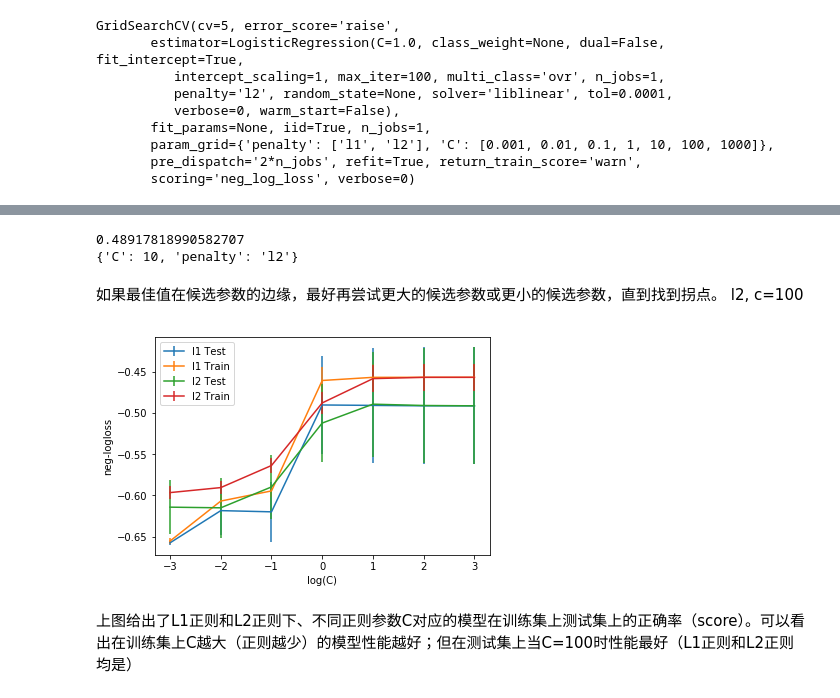
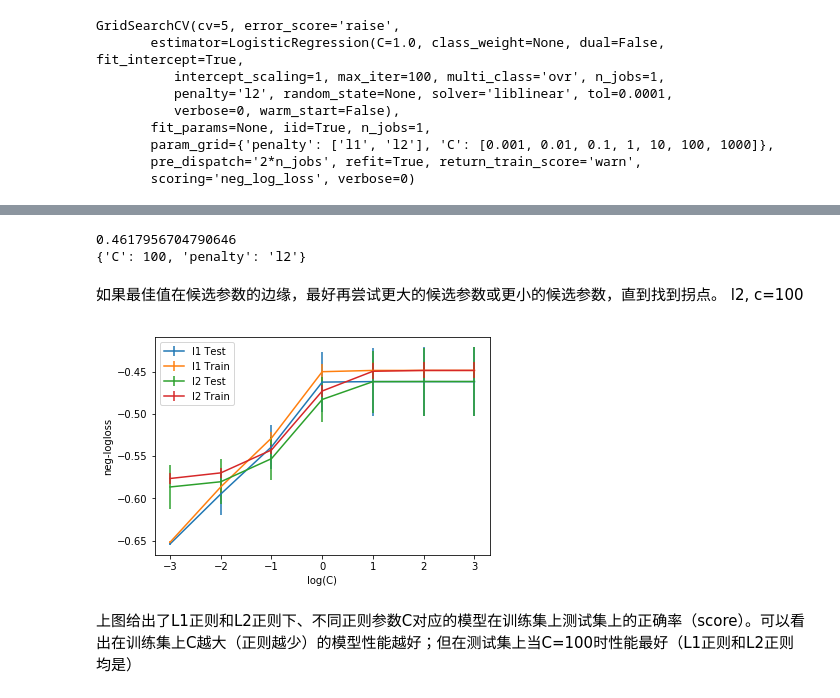
Before and after one commit to jhyehuang/artificial-intelligence, a Jupyter notebook: 第二周/第二周作业/HW2_Logistic_Indians.ipynb, the cells around one changed output, grey strips where cells are left out. Cells and saved outputs as stored; diff of their text form; code cells hidden in the pictures.

```diff
--- a/第二周/第二周作业/HW2_Logistic_Indians.ipynb
+++ b/第二周/第二周作业/HW2_Logistic_Indians.ipynb
@@ -121,0 +153,11 @@ temp = train.reindex()
+# %%
+a=117
+train.Glucose.replace({0:a},inplace = True)
+a=72
+train.BloodPressure.replace({0 : a},inplace = True)
+a=23
+train.SkinThickness.replace({0 : a},inplace = True)
+a=24
+train.Insulin.replace({0 : a},inplace = True)
+a=32
+train.BMI.replace({0 : a},inplace = True)
@@ -137,14 +198,14 @@ X = np.array(X)
 ## 数据预处理
 # %%
 # 数据标准化
-#from sklearn.preprocessing import StandardScaler
+from sklearn.preprocessing import StandardScaler
 
 # 初始化特征的标准化器
-#ss_X = StandardScaler()
+ss_X = StandardScaler()
 
 # 分别对训练和测试数据的特征进行标准化处理
-#X_train = ss_X.fit_transform(X_train)
-#X_test = ss_X.transform(X_test)
+X_train = ss_X.fit_transform(X_train)
+X_test = ss_X.transform(X_test)
 # %% [markdown]
 ## 数据集划分
 # %%
@@ -153,4 +214,4 @@ def data_set_split(X,Y):
     X_train, X_test, y_train,y_test = train_test_split(X, Y, test_size=0.2, random_state=42)
     return X_train, X_test, y_train, y_test
 # %%
-X_train, X_test, y_train, y_test=data_set_split(X_train,y_train)
+X_train, X_test, y_train, y_test=data_set_split(X,Y)
@@ -242,49 +308,41 @@ grid.cv_results_
 print(-grid.best_score_)
 print(grid.best_params_)
 # %% [output]
-0.48917818990582707
-{'C': 10, 'penalty': 'l2'}
+0.4617956704790646
+{'C': 100, 'penalty': 'l2'}
 # %% [markdown]
 如果最佳值在候选参数的边缘，最好再尝试更大的候选参数或更小的候选参数，直到找到拐点。
 l2, c=100
 # %%
-#pd.DataFrame(grid.cv_results_).to_csv('LogisticGridSearchCV_Otto.csv')
-#cvresult = pd.DataFrame.from_csv('LogisticGridSearchCV_Otto.csv')
-#test_means = cv_results['mean_test_score']
-#test_stds = cv_results['std_test_score']
-#train_means = cvresult['mean_train_score']
-#train_stds = cvresult['std_train_score']
-
-
 # plot CV误差曲线
 test_means = grid.cv_results_[ 'mean_test_score' ]
 test_stds = grid.cv_results_[ 'std_test_score' ]
 train_means = grid.cv_results_[ 'mean_train_score' ]
 train_stds = grid.cv_results_[ 'std_train_score' ]
 
 
 # plot results
 n_Cs = len(Cs)
 number_penaltys = len(penaltys)
 test_scores = np.array(test_means).reshape(n_Cs,number_penaltys)
 train_scores = np.array(train_means).reshape(n_Cs,number_penaltys)
 test_stds = np.array(test_stds).reshape(n_Cs,number_penaltys)
 train_stds = np.array(train_stds).reshape(n_Cs,number_penaltys)
 
 x_axis = np.log10(Cs)
 for i, value in enumerate(penaltys):
     #pyplot.plot(log(Cs), test_scores[i], label= 'penalty:'   + str(value))
-    pyplot.errorbar(x_axis, test_scores[:,i], yerr=test_stds[:,i] ,label = penaltys[i] +' Test')
-    pyplot.errorbar(x_axis, train_scores[:,i], yerr=train_stds[:,i] ,label = penaltys[i] +' Train')
+    plt.errorbar(x_axis, test_scores[:,i], yerr=test_stds[:,i] ,label = penaltys[i] +' Test')
+    plt.errorbar(x_axis, train_scores[:,i], yerr=train_stds[:,i] ,label = penaltys[i] +' Train')
 
-pyplot.legend()
-pyplot.xlabel( 'log(C)' )
-pyplot.ylabel( 'neg-logloss' )
-pyplot.savefig('LogisticGridSearchCV_C.png' )
+plt.legend()
+plt.xlabel( 'log(C)' )
+plt.ylabel( 'neg-logloss' )
+plt.savefig('LogisticGridSearchCV_C.png' )
 
-pyplot.show()
+plt.show()
 # %% [output]
-[figure, old version]
+[figure, new version]
 # %% [markdown]
 上图给出了L1正则和L2正则下、不同正则参数C对应的模型在训练集上测试集上的正确率（score）。可以看出在训练集上C越大（正则越少）的模型性能越好；但在测试集上当C=100时性能最好（L1正则和L2正则均是）
 # %% [markdown]
```
Also changed, not shown: parts of 29 cells of this notebook, 5 other files.
